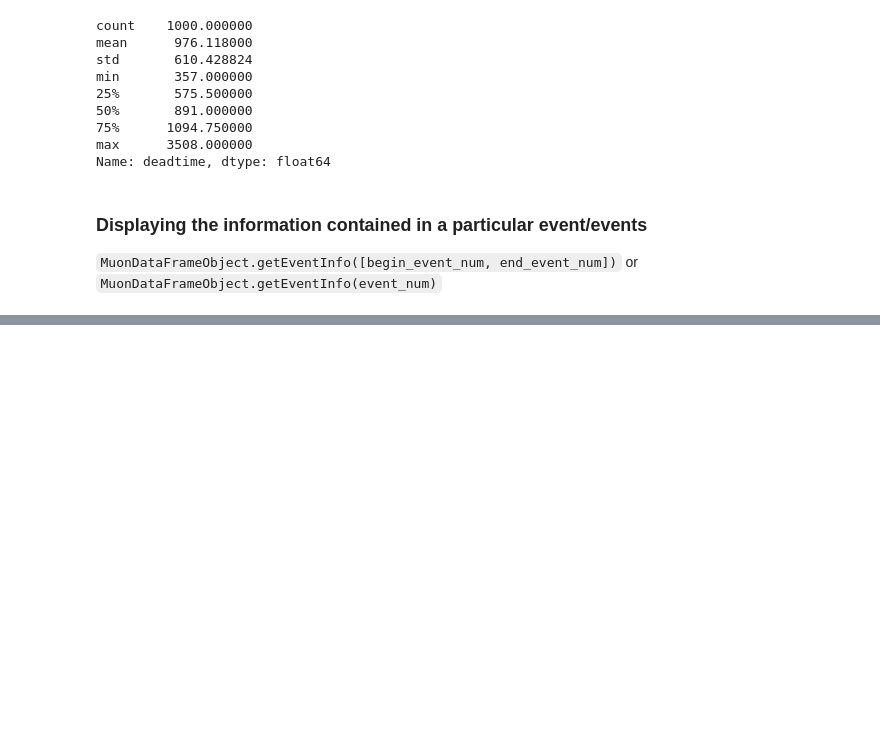
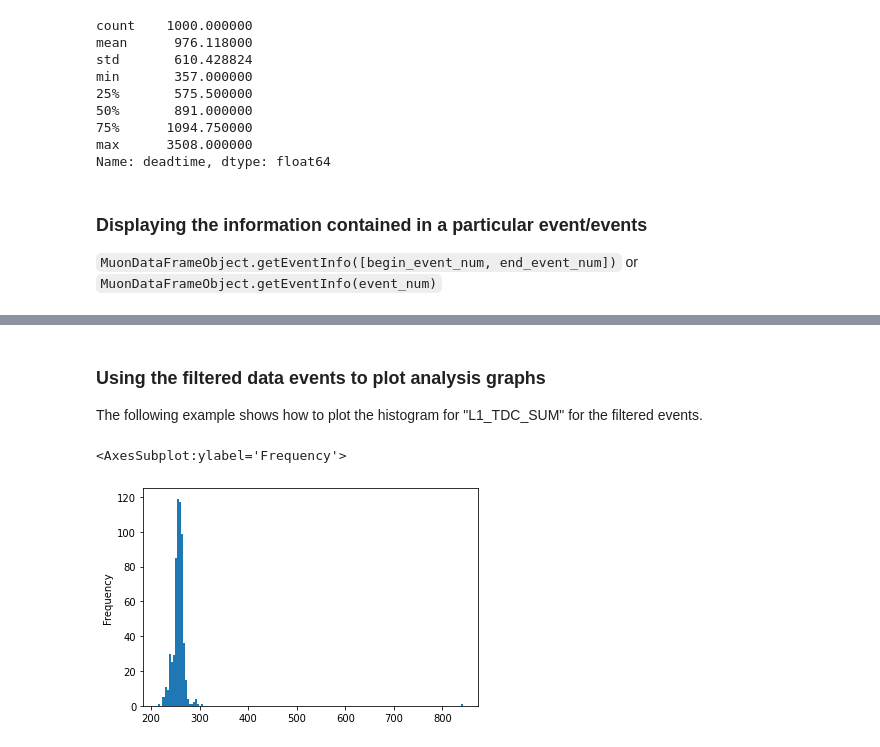
Before and after one commit to shanto268/HEP_DAQ, a Jupyter notebook: CrateAnalysis/CAMAC_Analysis_API.ipynb, the cells around one changed output, grey strips where cells are left out. Drawn from its saved outputs; the diff is of its cells as text; code cells hidden in the pictures; blank space fills up the shorter version.

```diff
--- a/CrateAnalysis/CAMAC_Analysis_API.ipynb
+++ b/CrateAnalysis/CAMAC_Analysis_API.ipynb
@@ -172,0 +184,3 @@ mdf.getEventInfo([10,20])
+# %%
+filtered_mdf = mdf.getFilteredEvents(["L1_TDC_sum > 250", "deadtime > 900", "|"])
+filtered_mdf
@@ -172,0 +201,9 @@ mdf.getEventInfo([10,20])
+# %% [markdown]
+### Using the filtered data events to plot analysis graphs
+
+The following example shows how to plot the histogram for "L1_TDC_SUM" for the filtered events.
+# %%
+filtered_mdf["L1_TDC_sum"].plot.hist(bins=150)
+# %% [output]
+<AxesSubplot:ylabel='Frequency'>
+[figure, added]
```
Also changed, not shown: parts of 35 cells of this notebook, 2 other files.
